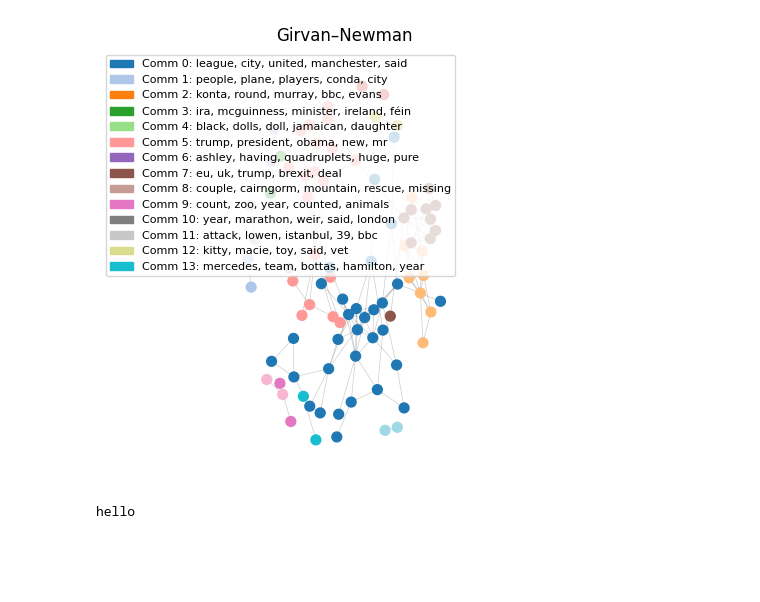
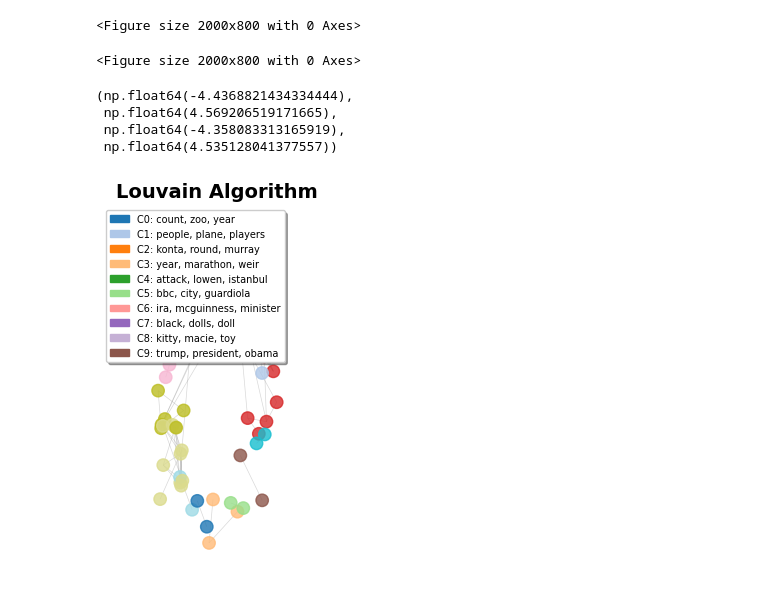
Before and after one commit to Prathamroy08/Clustering-using-Vec2GC-algorithm, a Jupyter notebook: minor_project.ipynb, the cells around one changed output. Saved outputs shown, nothing was run; the diff lists cells and outputs as text; code cells hidden in the pictures; blank space fills up the shorter version.

Commit message:
Pratham: Added the Infomap algorithm

```diff
--- a/minor_project.ipynb
+++ b/minor_project.ipynb
@@ -56,0 +69,6 @@ community_keywords_gn = extract_keywords(clusters_gn)
+# %%
+partition_infomap = run_infomap(G)
+
+clusters_infomap = {}
+for node, comm in partition_infomap.items():
+    clusters_infomap.setdefault(comm, []).append(texts[node])
@@ -64,12 +150,4 @@ plt.figure(figsize=(14, 6))
 # %%
-plt.subplot(1, 2, 1)
-colors = [partition_louvain[node] for node in G.nodes()]
-unique_comms = sorted(set(colors))
-nx.draw_networkx_nodes(G, pos, node_size=50, node_color=colors, cmap=plt.cm.tab20)
-nx.draw_networkx_edges(G, pos, alpha=0.2, width=0.5)
-patches = [mpatches.Patch(color=plt.cm.tab20(i/len(unique_comms)),
-                          label=f"Comm {i}: {community_keywords_louvain[i]}")
-           for i in unique_comms]
-plt.legend(handles=patches, loc="best", fontsize=8)
-plt.title("Vec2GC (Louvain)", fontsize=12)
-plt.axis("off")
+pos_louvain = create_better_layout(G, partition_louvain)
+pos_gn = create_better_layout(G, partition_gn)
+pos_infomap = create_better_layout(G, partition_infomap)
@@ -82,22 +154,35 @@ plt.axis("off")
 # %%
-plt.subplot(1, 2, 2)
-colors = [partition_gn[node] for node in G.nodes()]
-unique_comms = sorted(set(colors))
-nx.draw_networkx_nodes(G, pos, node_size=50, node_color=colors, cmap=plt.cm.tab20)
-nx.draw_networkx_edges(G, pos, alpha=0.2, width=0.5)
-patches = [mpatches.Patch(color=plt.cm.tab20(i/len(unique_comms)),
-                          label=f"Comm {i}: {community_keywords_gn[i]}")
-           for i in unique_comms]
-plt.legend(handles=patches, loc="best", fontsize=8)
-plt.title("Girvan–Newman", fontsize=12)
-plt.axis("off")
-
-plt.tight_layout()
-plt.show()
+plt.figure(figsize=(20, 8))
 # %% [output]
-[figure, removed]
+<Figure size 2000x800 with 0 Axes>
+<Figure size 2000x800 with 0 Axes>
 # %%
-print("hello")
+plt.subplot(1, 3, 1)
+colors = [partition_louvain[node] for node in G.nodes()]
+unique_comms = sorted(set(colors))
+nx.draw_networkx_nodes(G, pos_louvain, node_size=80, node_color=colors,
+                       cmap=plt.cm.tab20, alpha=0.8)
+nx.draw_networkx_edges(G, pos_louvain, alpha=0.3, width=0.5, edge_color='gray')
+
+# Create legend with fewer, shorter labels
+patches = []
+for i in unique_comms[:min(10, len(unique_comms))]:  # Limit to 10 communities
+    if i in community_keywords_louvain:
+        keywords = community_keywords_louvain[i]
+        # Truncate long keyword strings
+        if len(keywords) > 30:
+            keywords = keywords[:27] + "..."
+        patches.append(mpatches.Patch(color=plt.cm.tab20(i/len(unique_comms)),
+                                    label=f"C{i}: {keywords}"))
+
+plt.legend(handles=patches, loc="upper right", bbox_to_anchor=(1.0, 1.0),
+          fontsize=7, frameon=True, fancybox=True, shadow=True)
+plt.title("Louvain Algorithm", fontsize=14, fontweight='bold')
+plt.axis("off")
 # %% [output]
-hello
+(np.float64(-4.4368821434334444),
+ np.float64(4.569206519171665),
+ np.float64(-4.358083313165919),
+ np.float64(4.535128041377557))
+[figure, added]
 # %%
```
Also changed, not shown: parts of 11 cells of this notebook.
